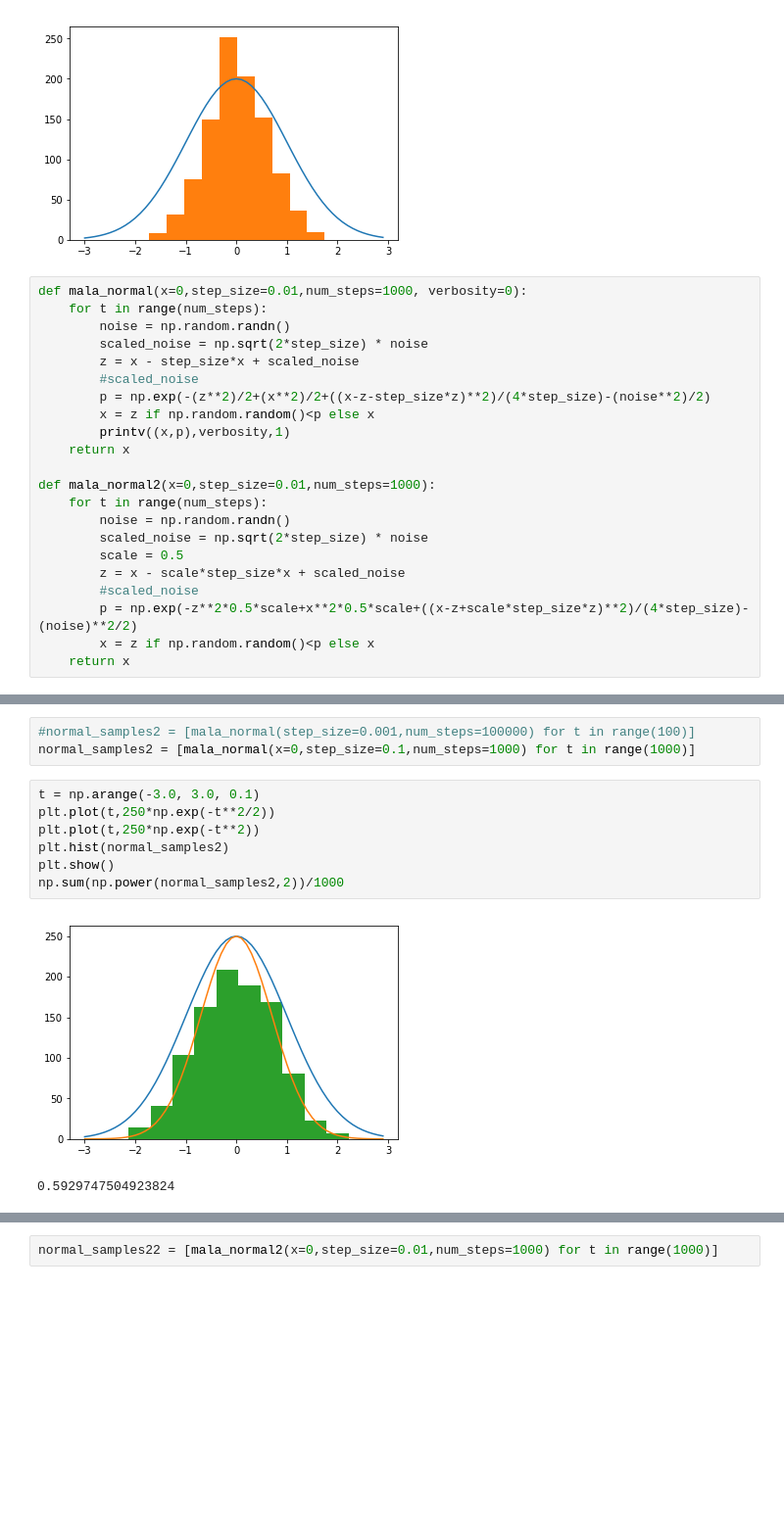
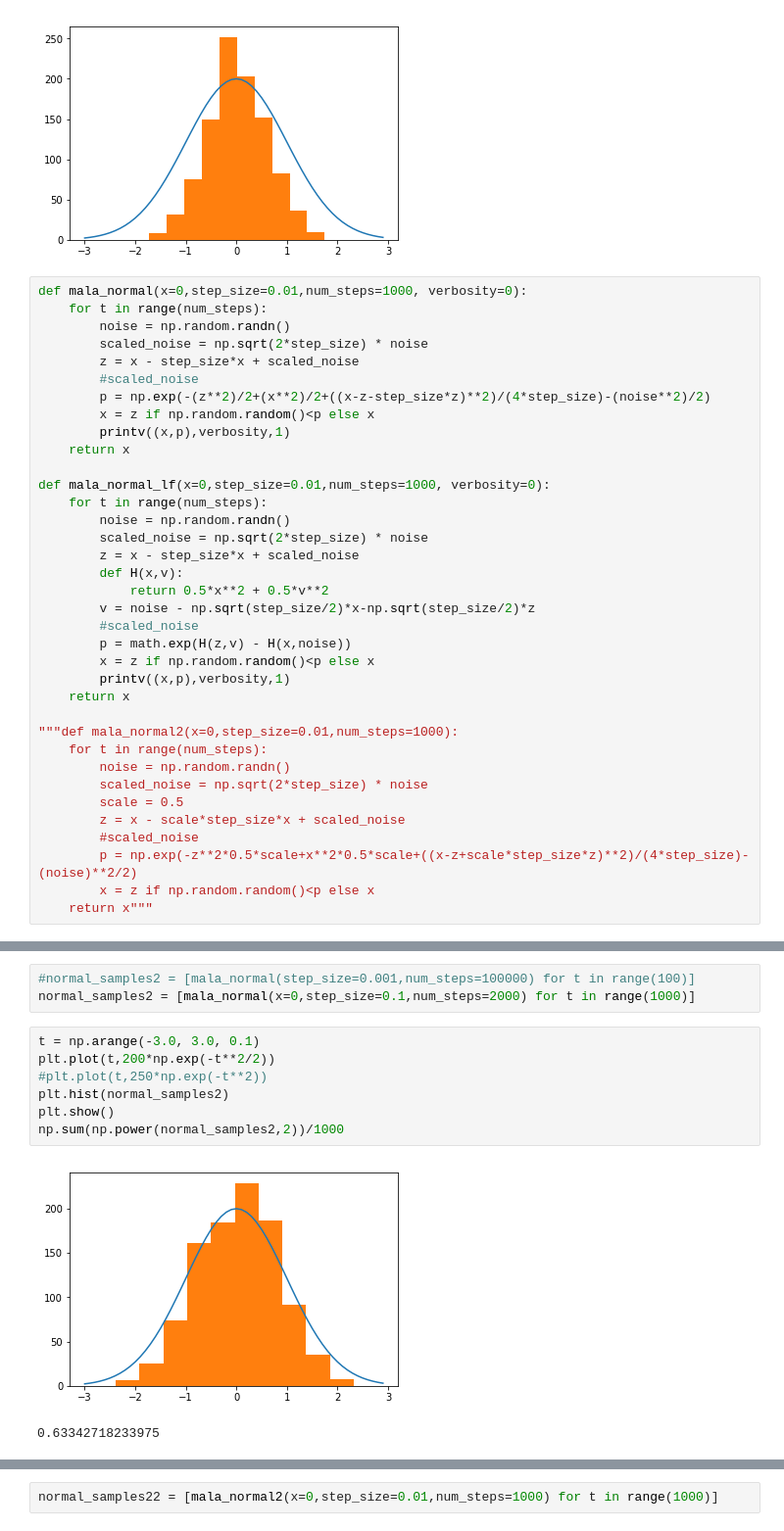
Before and after one commit to holdenlee/Online_Sampling, a Jupyter notebook: src/MarginalAccuracy-small.ipynb, the cells around one changed output, grey strips where cells are left out. Shown at 98% size. Drawn from its saved outputs; the diff is of its cells as text; blank space fills up the shorter version.

```diff
--- a/src/MarginalAccuracy-small.ipynb
+++ b/src/MarginalAccuracy-small.ipynb
@@ -351,7 +359,21 @@ def mala_normal(x=0,step_size=0.01,num_steps=1000, verbosity=0):
         printv((x,p),verbosity,1)
     return x
 
-def mala_normal2(x=0,step_size=0.01,num_steps=1000):
+def mala_normal_lf(x=0,step_size=0.01,num_steps=1000, verbosity=0):
+    for t in range(num_steps):
+        noise = np.random.randn()
+        scaled_noise = np.sqrt(2*step_size) * noise
+        z = x - step_size*x + scaled_noise
+        def H(x,v):
+            return 0.5*x**2 + 0.5*v**2
+        v = noise - np.sqrt(step_size/2)*x-np.sqrt(step_size/2)*z
+        #scaled_noise
+        p = math.exp(H(z,v) - H(x,noise))
+        x = z if np.random.random()<p else x
+        printv((x,p),verbosity,1)
+    return x
+
+"""def mala_normal2(x=0,step_size=0.01,num_steps=1000):
     for t in range(num_steps):
         noise = np.random.randn()
         scaled_noise = np.sqrt(2*step_size) * noise
@@ -360,4 +382,4 @@ def mala_normal2(x=0,step_size=0.01,num_steps=1000):
         #scaled_noise
         p = np.exp(-z**2*0.5*scale+x**2*0.5*scale+((x-z+scale*step_size*z)**2)/(4*step_size)-(noise)**2/2)
         x = z if np.random.random()<p else x
-    return x
+    return x"""
@@ -364,13 +388,13 @@ def mala_normal2(x=0,step_size=0.01,num_steps=1000):
 # %%
 #normal_samples2 = [mala_normal(step_size=0.001,num_steps=100000) for t in range(100)]
-normal_samples2 = [mala_normal(x=0,step_size=0.1,num_steps=1000) for t in range(1000)]
+normal_samples2 = [mala_normal(x=0,step_size=0.1,num_steps=2000) for t in range(1000)]
 # %%
 t = np.arange(-3.0, 3.0, 0.1)
-plt.plot(t,250*np.exp(-t**2/2))
-plt.plot(t,250*np.exp(-t**2))
+plt.plot(t,200*np.exp(-t**2/2))
+#plt.plot(t,250*np.exp(-t**2))
 plt.hist(normal_samples2)
 plt.show()
 np.sum(np.power(normal_samples2,2))/1000
 # %% [output]
-[figure, old version]
+[figure, new version]
-0.5929747504923824
+0.63342718233975
```
Also changed, not shown: parts of 10 cells of this notebook, 22 other files.
